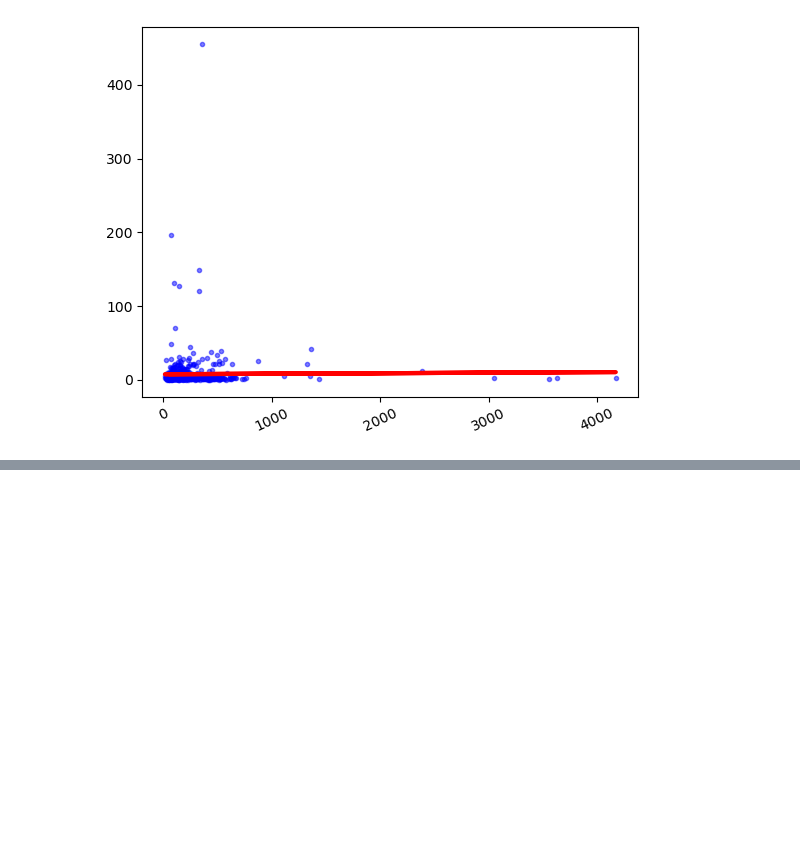
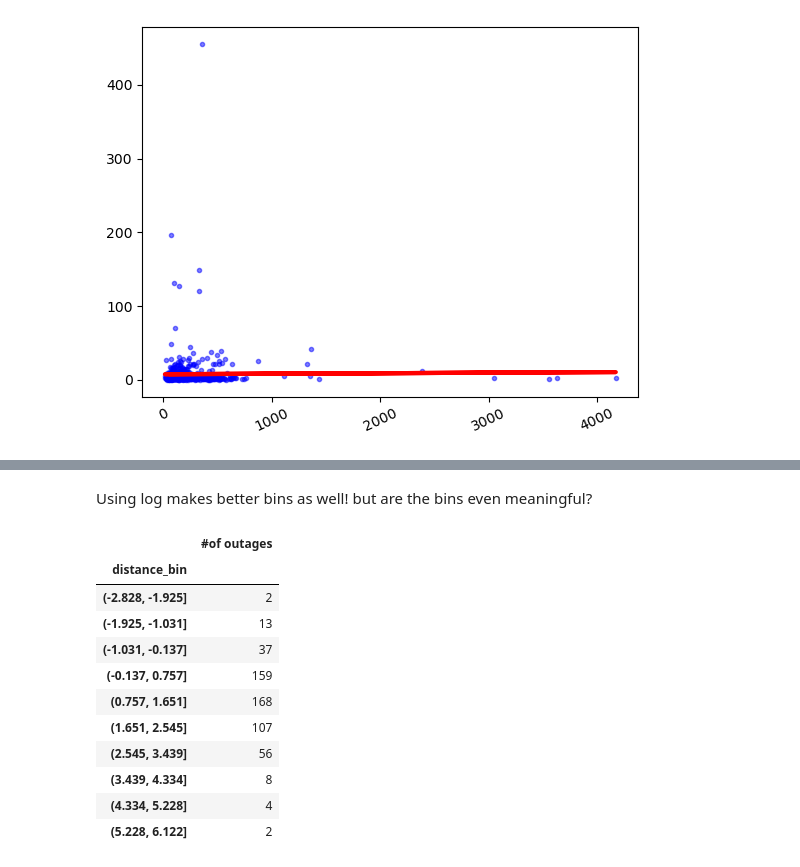
Before and after one commit to SFU-CMPT353-W25-DBS/Project, a Jupyter notebook: DataAnalysis/StatisticalTests.ipynb, the cells around one changed output, grey strips where cells are left out. Drawn from its saved outputs; the diff is of its cells as text; code cells hidden in the pictures; blank space fills up the shorter version.

```diff
--- a/DataAnalysis/StatisticalTests.ipynb
+++ b/DataAnalysis/StatisticalTests.ipynb
@@ -88,0 +122,24 @@ plt.show()
+# %% [markdown]
+Using log makes better bins as well!
+but are the bins even meaningful?
+# %%
+n = 10 #number of bins
+distance_bins = pd.cut(distances['distance_km'].apply(np.log), bins=n)
+distances['distance_bin'] = distance_bins
+outages_per_dist = distances.groupby(['distance_bin']).size()
+outages_per_dist = pd.DataFrame(outages_per_dist)
+outages_per_dist = outages_per_dist.rename(columns={0:"#of outages"})
+outages_per_dist
+# %% [output]
+|  | #of outages |
+| distance_bin |  |
+| (-2.828, -1.925] | 2 |
+| (-1.925, -1.031] | 13 |
+| (-1.031, -0.137] | 37 |
+| (-0.137, 0.757] | 159 |
+| (0.757, 1.651] | 168 |
+| (1.651, 2.545] | 107 |
+| (2.545, 3.439] | 56 |
+| (3.439, 4.334] | 8 |
+| (4.334, 5.228] | 4 |
+| (5.228, 6.122] | 2 |
```
Also changed, not shown: parts of 11 cells of this notebook.
